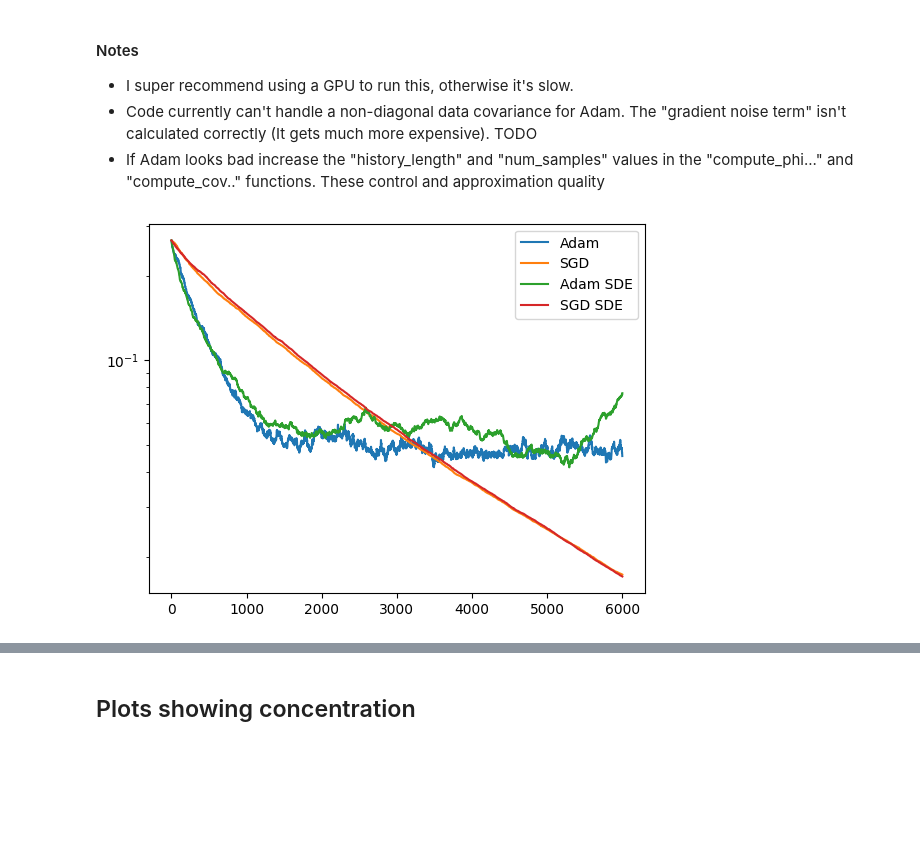
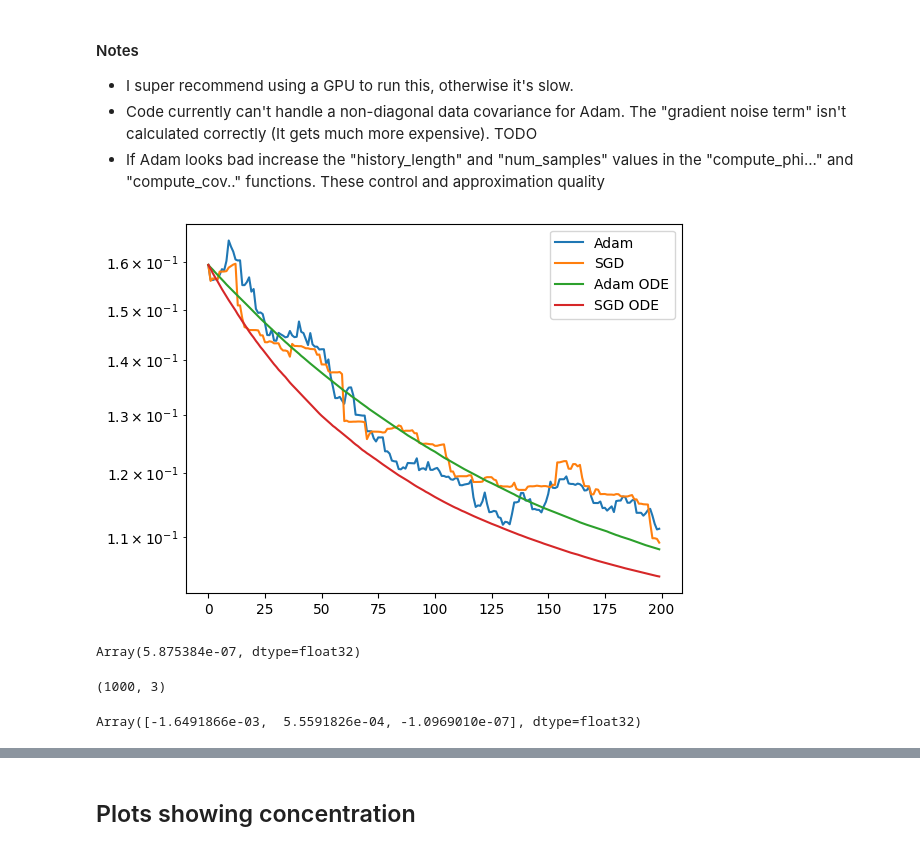
Before and after one commit to nmarzz/adam, a Jupyter notebook: demo.ipynb, the cells around one changed output, grey strips where cells are left out. Drawn from its saved outputs; the diff is of its cells as text; code cells hidden in the pictures; blank space fills up the shorter version.

Commit message:
add real phase retrieval

```diff
--- a/demo.ipynb
+++ b/demo.ipynb
@@ -18,15 +18,15 @@ import numpy as np
 import matplotlib.pyplot as plt
 import scipy
 # Setup the problem and parameters
-problem_type = 'linreg' # from  'logreg' or 'linreg'
+problem_type = 'real_phase_ret' # from  'logreg' or 'linreg', 'real_phase_ret'
 
-d = 400 # dimension
-m = 3
+d = 100 # dimension
+m = 1 # number of classes (target dimension)
 beta1 = 0
 beta2 = 0.5
-T = 15 # time to run SDE for
+T = 2 # time to run SDE for
 
-lr = 1.2 # SDE learning rate
+lr = 0.5 # SDE learning rate
 lrk = lr / d # Optimzer learning rate
 
 # lr = lambda x: jnp.cos(2 * x / T) # SDE learning rate
@@ -34,12 +34,10 @@ lrk = lr / d # Optimzer learning rate
 
 # cov = jnp.linspace(0.1, 1, d) # initialize with diagonal covariance
 cov = jnp.array([j**(-0.5) for j in range(1, d+1)])
+
 # cov = jnp.ones(d)
-U = scipy.stats.ortho_group.rvs(d)
-cov = U @ jnp.diag(cov) @ U.T
-
-# params0 = jnp.linspace(2,0.1,d)
-# optimal_params = jnp.linspace(0.1,2,d)
+# U = scipy.stats.ortho_group.rvs(d)
+# cov = U @ jnp.diag(cov) @ U.T
 
 key = jax.random.PRNGKey(np.random.randint(0, 10000))
 key_init, key_opt, key = jax.random.split(key, 3)
@@ -48,42 +46,82 @@ params0 = jax.random.normal(key_init, (d,m))
 optimal_params = jax.random.normal(key_opt, (d,m))
 
 params0 /= norm(params0, axis = 0)
+# params0 *= 1
 optimal_params /= norm(optimal_params, axis = 0)
-
 
 # Run the optimizers
 adam = Adam(problem_type)
 sgd = SGD(problem_type)
 
 _, sgd_risks = sgd.run(params0, cov, T, lrk, optimal_params)
 _, adam_risks = adam.run(params0, cov, T, lrk, optimal_params, beta1 = beta1, beta2 = beta2, eps = 0.00)
 
 # Run the SDE equivalents
 sgd_sde = SgdSDE(problem_type)
 adam_sde = AdamSDE(problem_type)
 
-_, sgd_sde_risks, times_s = sgd_sde.run(params0, optimal_params, cov, T, lr)
-params, adam_sde_risks, times_s = adam_sde.run(params0, optimal_params, cov, T, lr, beta1 = beta1, beta2 = beta2)
+# _, sgd_sde_risks, times_s = sgd_sde.run(params0, optimal_params, cov, T, lr)
+# params, adam_sde_risks, times_s = adam_sde.run(params0, optimal_params, cov, T, lr, beta1 = beta1, beta2 = beta2)
 
 # Run the ODE equivalents
 adam_ode = AdamODE(problem_type)
 sgd_ode = SgdODE(problem_type)
 
-# sgd_risk, time, B = sgd_ode.run(params0, optimal_params, cov, T, lr, dt = 0.01)
-# adam_risk, time, B = adam_ode.run(params0, optimal_params, cov, T, lr, dt = 0.01, beta1 = beta1, beta2 = beta2, eps = 0.001)
+sgd_risk, time, B = sgd_ode.run(params0, optimal_params, cov, T, lr, dt = 0.01)
+adam_risk, time, B = adam_ode.run(params0, optimal_params, cov, T, lr, dt = 0.01, beta1 = beta1, beta2 = beta2, eps = 0.001)
 
 plt.yscale('log')
 # plt.xscale('log')
 plt.plot(adam_risks, label = 'Adam')
 plt.plot(sgd_risks, label = 'SGD')
 
-plt.plot(times_s * d, adam_sde_risks, label = 'Adam SDE')
-plt.plot(times_s * d, sgd_sde_risks, label = 'SGD SDE')
+# plt.plot(times_s * d, adam_sde_risks, label = 'Adam SDE')
+# plt.plot(times_s * d, sgd_sde_risks, label = 'SGD SDE')
 
-# plt.plot(time * d, adam_risk, label = 'Adam ODE')
-# plt.plot(time * d, sgd_risk, label = 'SGD ODE')
+plt.plot(time * d, adam_risk, label = 'Adam ODE')
+plt.plot(time * d, sgd_risk, label = 'SGD ODE')
 
 plt.legend()
 plt.show()
 # %% [output]
-[figure, old version]
+[figure, new version]
+# %%
+### Here I am checking that the gradient functions are implemented correctly
+
+params = params0
+x = jnp.array(np.random.randn(d) * jnp.sqrt(cov))
+
+import jax
+import jax.numpy as jnp
+
+# assume x and optimal_params are fixed arrays in your scope
+def M(params):
+    return jnp.linalg.norm((params.T @ x)**2 - (optimal_params.T @ x)**2)**2
+    # return jnp.linalg.norm((params.T @ x) - (optimal_params.T @ x))**2 / 2
+
+# make a grad‐fn
+grad_M = jax.grad(M)
+
+# compute gradient at your current params
+g = grad_M(params)
+
+from risks_and_discounts import grad_real_phase_ret, grad_linreg
+
+# phase_grad = jnp.outer(4 * params.T @ x * ((params.T @ x)**2 - (optimal_params.T @ x)**2) ,x)
+# print(norm(g - phase_grad.T))
+# print(phase_grad[0:10])
+# g[0,0:10]
+
+
+norm(g - grad_real_phase_ret(params,x, (optimal_params.T @ x)**2))
+# norm(g - grad_linreg(params,x, optimal_params.T @ x))
+# %% [output]
+Array(5.875384e-07, dtype=float32)
+# %%
+grad_real_phase_ret(params,x, (optimal_params.T @ x)**2).shape
+# %% [output]
+(1000, 3)
+# %%
+grad_real_phase_ret(params,x, (optimal_params.T @ x)**2)[0,:]
+# %% [output]
+Array([-1.6491866e-03,  5.5591826e-04, -1.0969010e-07], dtype=float32)
```
Also changed, not shown: parts of 4 cells of this notebook, 3 other files.
